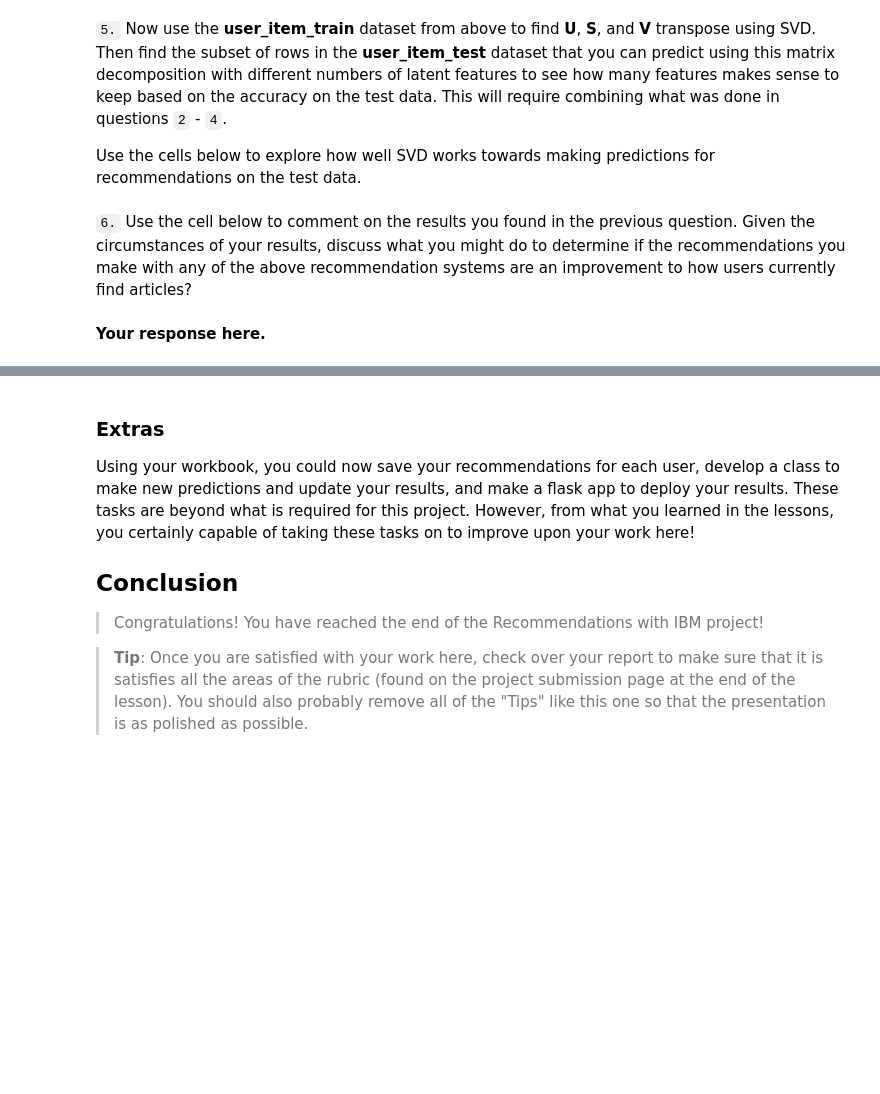
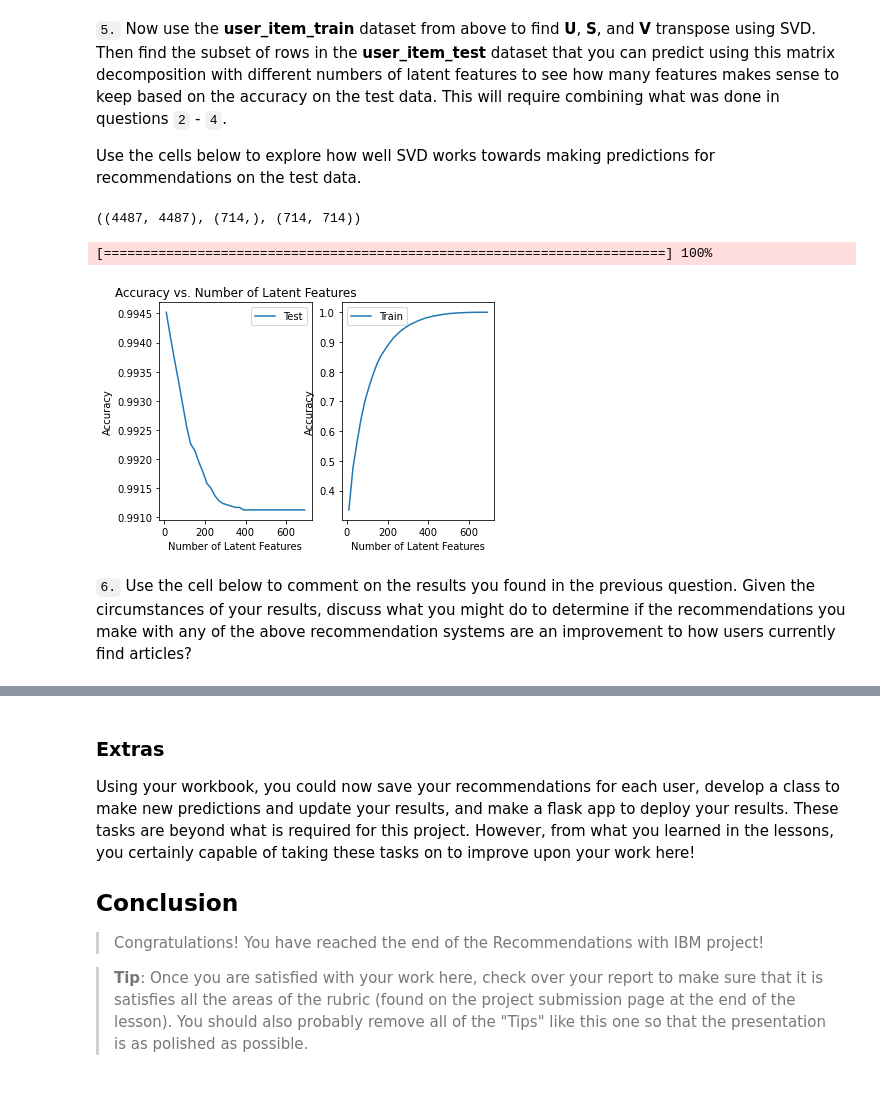
Before and after one commit to Bunghoolio/Recommendations_with_IBM, a Jupyter notebook: Recommendations_with_IBM.ipynb, the cells around one changed output, grey strips where cells are left out. Saved outputs shown, nothing was run; the diff lists cells and outputs as text; code cells hidden in the pictures; blank space fills up the shorter version.

```diff
--- a/Recommendations_with_IBM.ipynb
+++ b/Recommendations_with_IBM.ipynb
@@ -744,6 +765,13 @@ def create_test_and_train_user_item(df_train, df_test):
     '''
     # Your code here
 
+    user_item_train = create_user_item_matrix(df_train)
+    user_item_test = create_user_item_matrix(df_test)
+
+    test_idx = user_item_test.index.tolist()
+    test_arts = user_item_test.columns.tolist()
+
+
     return user_item_train, user_item_test, test_idx, test_arts
 
 user_item_train, user_item_test, test_idx, test_arts = create_test_and_train_user_item(df_train, df_test)
@@ -769,11 +807,72 @@ t.sol_4_test(sol_4_dict)
 Use the cells below to explore how well SVD works towards making predictions for recommendations on the test data.
 # %%
 # fit SVD on the user_item_train matrix
-u_train, s_train, vt_train = # fit svd similar to above then use the cells below
+u_train, s_train, vt_train = np.linalg.svd(user_item_train)# fit svd similar to above then use the cells below
+
+u_train.shape, s_train.shape, vt_train.shape
+# %% [output]
+((4487, 4487), (714,), (714, 714))
 # %%
 # Use these cells to see how well you can use the training
 # decomposition to predict on test data
+
+#setting up u_test and vt_test based on overlap of users and articles in train and test dataset
+overlap_ids_array = user_item_train.index.isin(test_idx)#.index
+overlap_ids_list = user_item_train[overlap_ids_array].index.tolist()
+overlap_arts_array = user_item_train.columns.isin(test_arts)
+
+u_test = u_train[overlap_ids_array, :]
+vt_test = vt_train[:, overlap_arts_array]
+# %%
+num_latent_feats = np.arange(10,700+10,20)
+sum_errs, sum_errs_test = [], []
+
+# Set up a progress bar
+cnter = 0
+bar = progressbar.ProgressBar(maxval=len(num_latent_feats), widgets=[progressbar.Bar('=', '[', ']'), ' ', progressbar.Percentage()])
+bar.start()
+
+for k in num_latent_feats:
+    # restructure with k latent features
+    s_new, u_new, vt_new = np.diag(s[:k]), u[:, :k], vt[:k, :]
+    u_test_new, vt_test_new = u_test[:, :k], vt_test[:k, :]
+
+    # take dot product
+    user_item_est = np.around(np.dot(np.dot(u_new, s_new), vt_new))
+    user_item_test_est = np.around(np.dot(np.dot(u_test_new, s_new), vt_test_new))
+
+    # compute error for each prediction to actual value
+    diffs = np.subtract(user_item_matrix, user_item_est)
+    test_diffs = np.subtract(user_item_test.loc[overlap_ids_list], user_item_test_est)
+
+    # total errors and keep track of them
+    err = np.sum(np.sum(np.abs(diffs)))
+    sum_errs.append(err)
+    err_test = np.sum(np.sum(np.abs(test_diffs)))
+    sum_errs_test.append(err_test)
+
+    # update progress bar
+    cnter+=1
+    bar.update(cnter)
+
+bar.finish()
+
+plt.figure()
+plt.subplot(121)
+plt.plot(num_latent_feats, 1 - np.array(sum_errs_test)/df.shape[0], label='Test')
+plt.xlabel('Number of Latent Features')
+plt.ylabel('Accuracy')
+plt.title('Accuracy vs. Number of Latent Features')
+plt.legend()
+
+plt.subplot(122)
+plt.plot(num_latent_feats, 1 - np.array(sum_errs)/df.shape[0], label='Train')
+plt.xlabel('Number of Latent Features')
+plt.ylabel('Accuracy')
+plt.legend()
+plt.show()
+# %% [output]
+[========================================================================] 100%
+[figure, added]
 # %% [markdown]
 `6.` Use the cell below to comment on the results you found in the previous question. Given the circumstances of your results, discuss what you might do to determine if the recommendations you make with any of the above recommendation systems are an improvement to how users currently find articles?
-# %% [markdown]
-**Your response here.**
```
Also changed, not shown: parts of 15 cells of this notebook.
